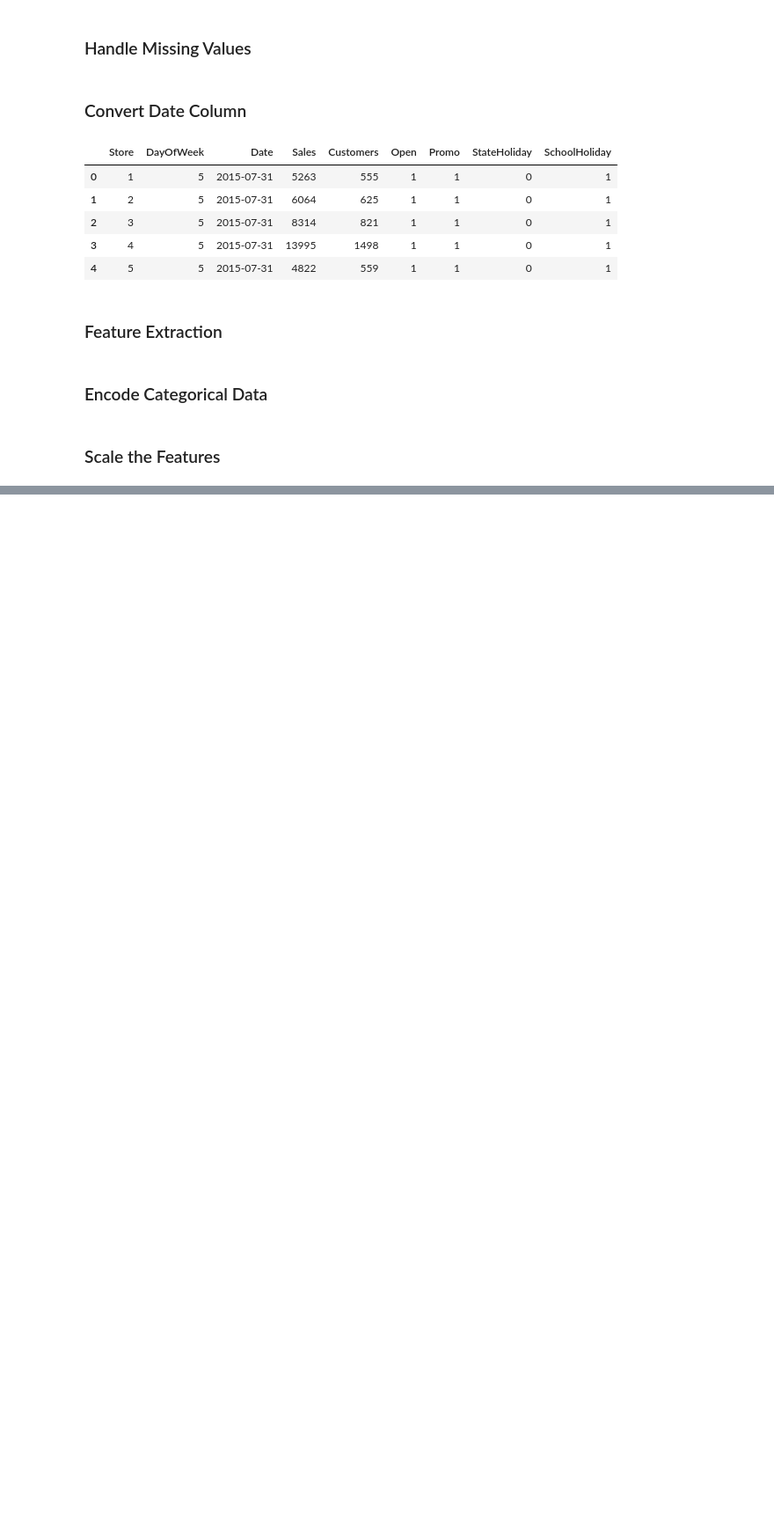
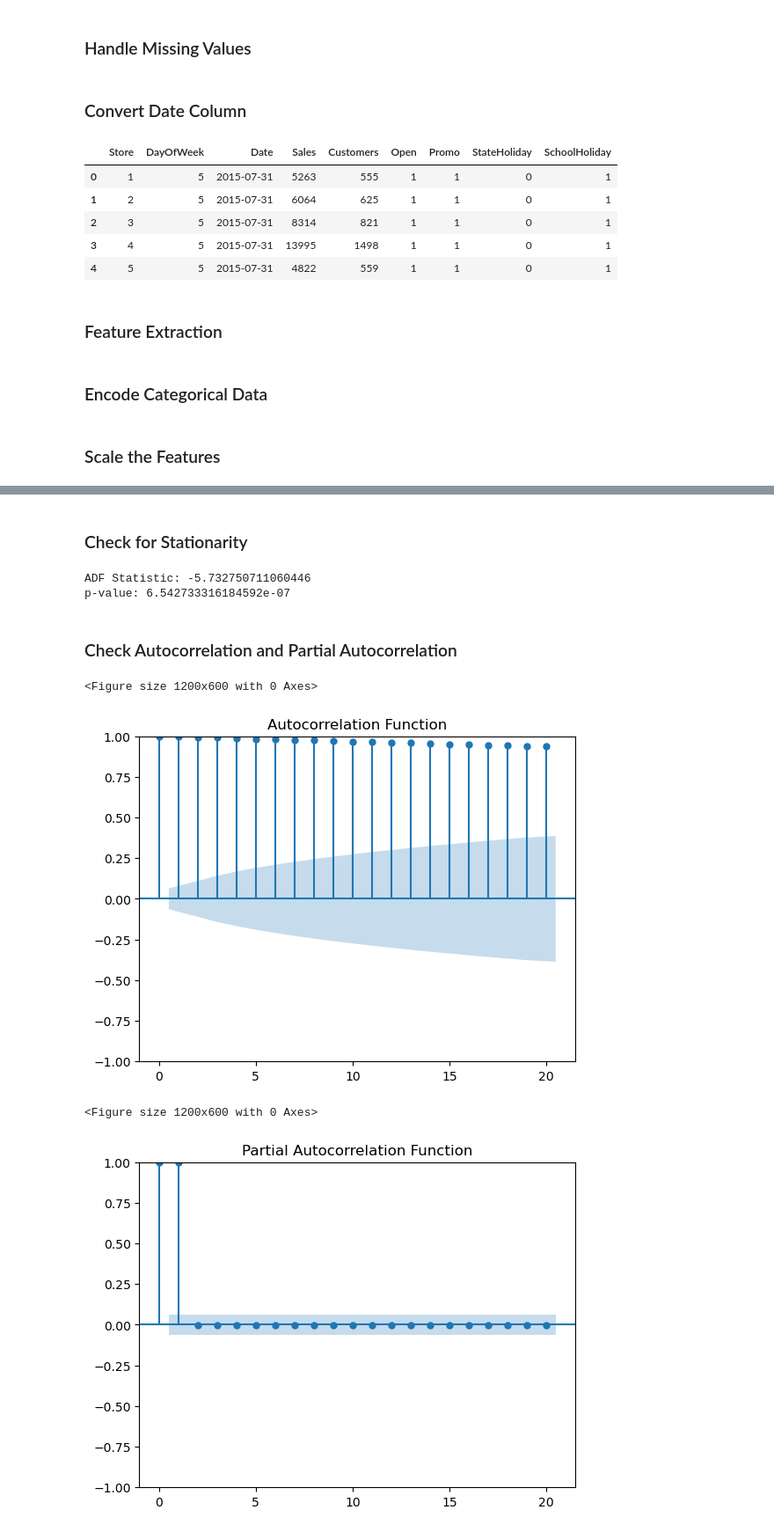
Before and after one commit to KingBetse/Kifiya-AIM-W4, a Jupyter notebook: notebooks/Prediction of store sales.ipynb, the cells around one changed output, grey strips where cells are left out. Shown at 88% size. Saved outputs shown, nothing was run; the diff lists cells and outputs as text; code cells hidden in the pictures; blank space fills up the shorter version.

```diff
--- a/notebooks/Prediction of store sales.ipynb
+++ b/notebooks/Prediction of store sales.ipynb
@@ -120,8 +121,22 @@ features_to_scale = ['Sales', 'Customers', 'Open', 'Weekday', 'Weekend',
                      'BeginningOfMonth', 'MidMonth', 'EndOfMonth',
                      'Promo', 'StateHoliday', 'SchoolHoliday',
                      'Month']  # Include Month in scaling if needed
+# Check for infinite values
+if np.isinf(train_data[features_to_scale]).any().any():
+    print("Infinite values found. Replacing with NaN.")
+    train_data.replace([np.inf, -np.inf], np.nan, inplace=True)
+
+# Check for NaN values
+if train_data[features_to_scale].isnull().any().any():
+    print("NaN values found. Filling NaN values with the mean.")
+    train_data.fillna(train_data[features_to_scale].mean(), inplace=True)
+
+# Now proceed to scale the features
+scaler = StandardScaler()
 train_data[features_to_scale] = scaler.fit_transform(train_data[features_to_scale])
 
+# Preview the scaled data
+print(train_data[features_to_scale].head())
 # Preview the processed training data
 print(train_data.head())
 # %% [output]
@@ -128,0 +299,8 @@ KeyError: "['BeginningOfMonth'] not in index"
+# %%
+# Convert 'Date' to datetime format
+train_data['Date'] = pd.to_datetime(train_data['Date'])
+
+# Group by date and sum sales
+sales_data = train_data.groupby('Date')['Sales'].sum().reset_index()
+
+sales_data
@@ -128,0 +321,29 @@ KeyError: "['BeginningOfMonth'] not in index"
+# %% [markdown]
+### Check for Stationarity
+# %%
+def test_stationarity(timeseries):
+    result = adfuller(timeseries['Sales'])
+    print('ADF Statistic:', result[0])
+    print('p-value:', result[1])
+
+test_stationarity(sales_data)
+# %% [output]
+ADF Statistic: -5.732750711060446
+p-value: 6.542733316184592e-07
+# %% [markdown]
+### Check Autocorrelation and Partial Autocorrelation
+# %%
+plt.figure(figsize=(12, 6))
+plot_acf(sales_data['Date'], lags=20)
+plt.title('Autocorrelation Function')
+plt.show()
+
+plt.figure(figsize=(12, 6))
+plot_pacf(sales_data['Date'], lags=20)
+plt.title('Partial Autocorrelation Function')
+plt.show()
+# %% [output]
+<Figure size 1200x600 with 0 Axes>
+[figure, added]
+<Figure size 1200x600 with 0 Axes>
+[figure, added]
```
Also changed, not shown: parts of 26 cells of this notebook, 1 other file.
